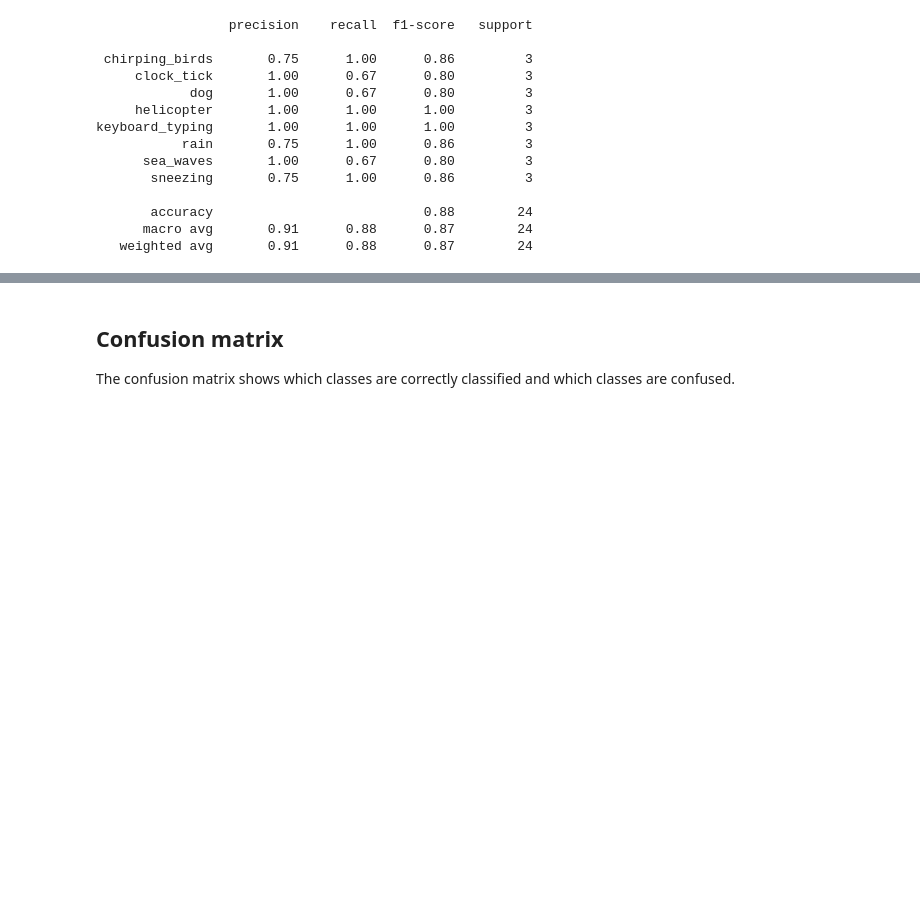
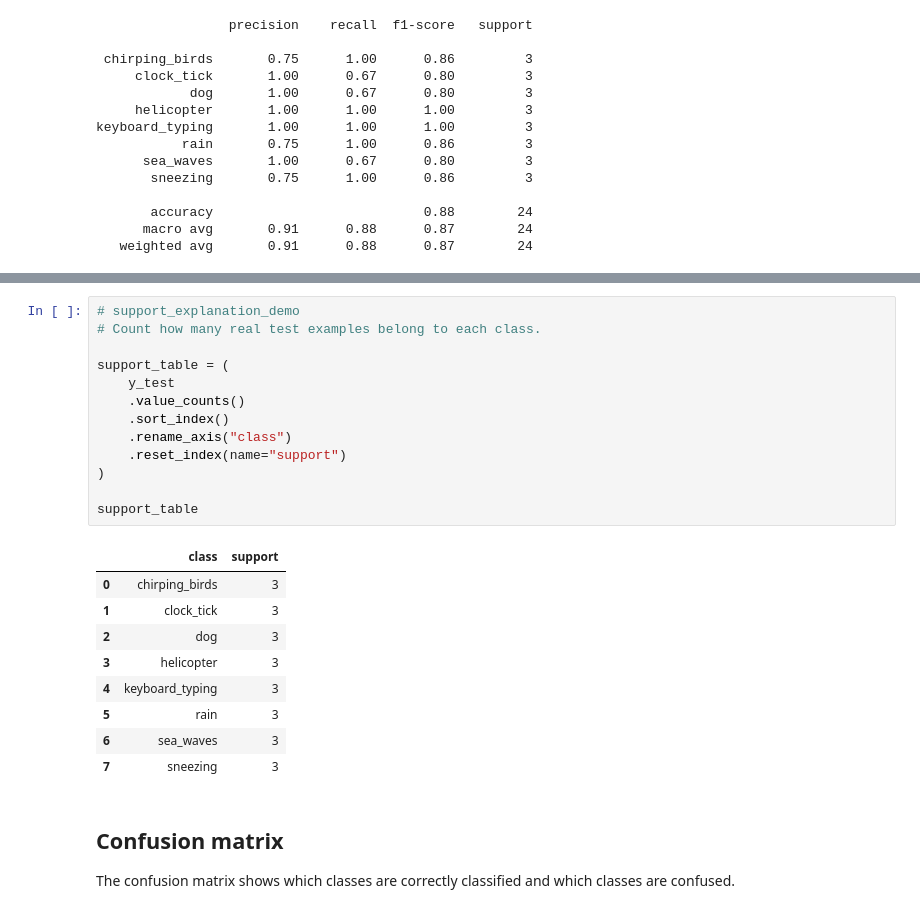
Before and after one commit to vpobleteacustica/audio-data-mining-class, a Jupyter notebook: notebooks/06_audio_features_classification.ipynb, the cells around one changed output, grey strips where cells are left out. Cells and saved outputs as stored; diff of their text form; blank space fills up the shorter version.

```diff
--- a/notebooks/06_audio_features_classification.ipynb
+++ b/notebooks/06_audio_features_classification.ipynb
@@ -221,3 +510,26 @@ keyboard_typing       1.00      1.00      1.00         3
+# %%
+# support_explanation_demo
+# Count how many real test examples belong to each class.
+
+support_table = (
+    y_test
+    .value_counts()
+    .sort_index()
+    .rename_axis("class")
+    .reset_index(name="support")
+)
+
+support_table
+# %% [output]
+|  | class | support |
+| 0 | chirping_birds | 3 |
+| 1 | clock_tick | 3 |
+| 2 | dog | 3 |
+| 3 | helicopter | 3 |
+| 4 | keyboard_typing | 3 |
+| 5 | rain | 3 |
+| 6 | sea_waves | 3 |
+| 7 | sneezing | 3 |
 # %% [markdown]
 ## Confusion matrix
 
```
Also changed, not shown: parts of 9 cells of this notebook.
